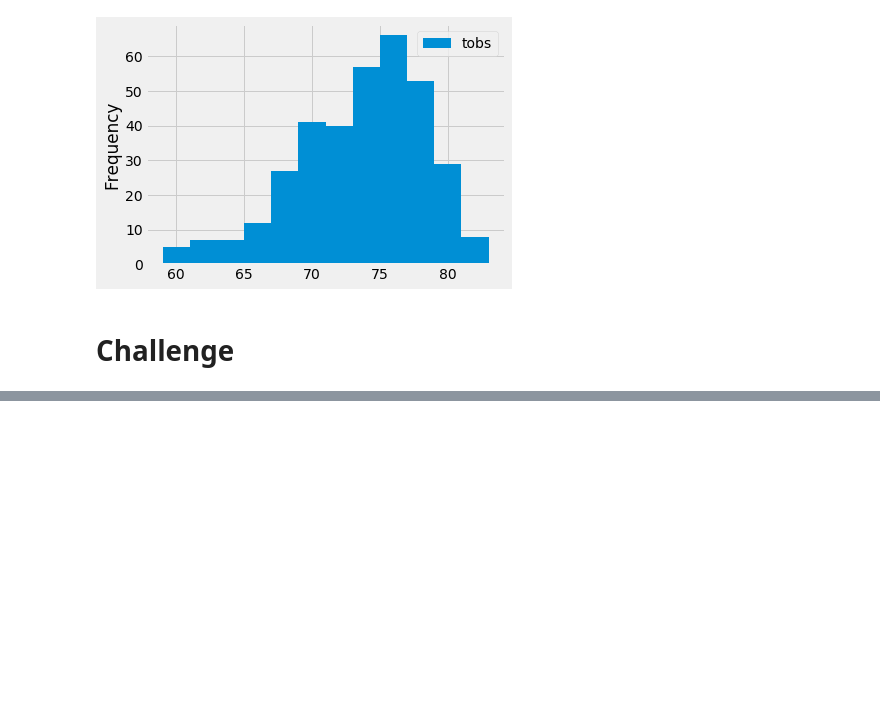
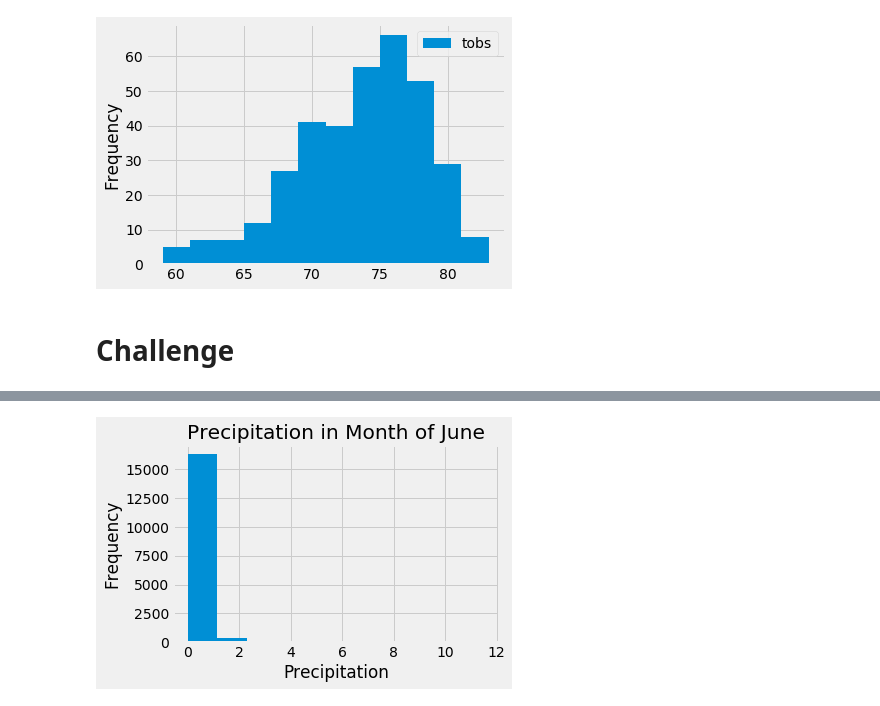
Before and after one commit to hkyopreston/surfs_up, a Jupyter notebook: climate_analysis.ipynb, the cells around one changed output, grey strips where cells are left out. Saved outputs shown, nothing was run; the diff lists cells and outputs as text; code cells hidden in the pictures; blank space fills up the shorter version.

```diff
--- a/climate_analysis.ipynb
+++ b/climate_analysis.ipynb
@@ -191,0 +317,7 @@ plt.tight_layout()
+# %%
+june_df['prec'].plot.hist()
+plt.xlabel('Precipitation')
+plt.title('Precipitation in Month of June')
+plt.tight_layout()
+# %% [output]
+[figure, added]
```
Also changed, not shown: parts of 11 cells of this notebook.
